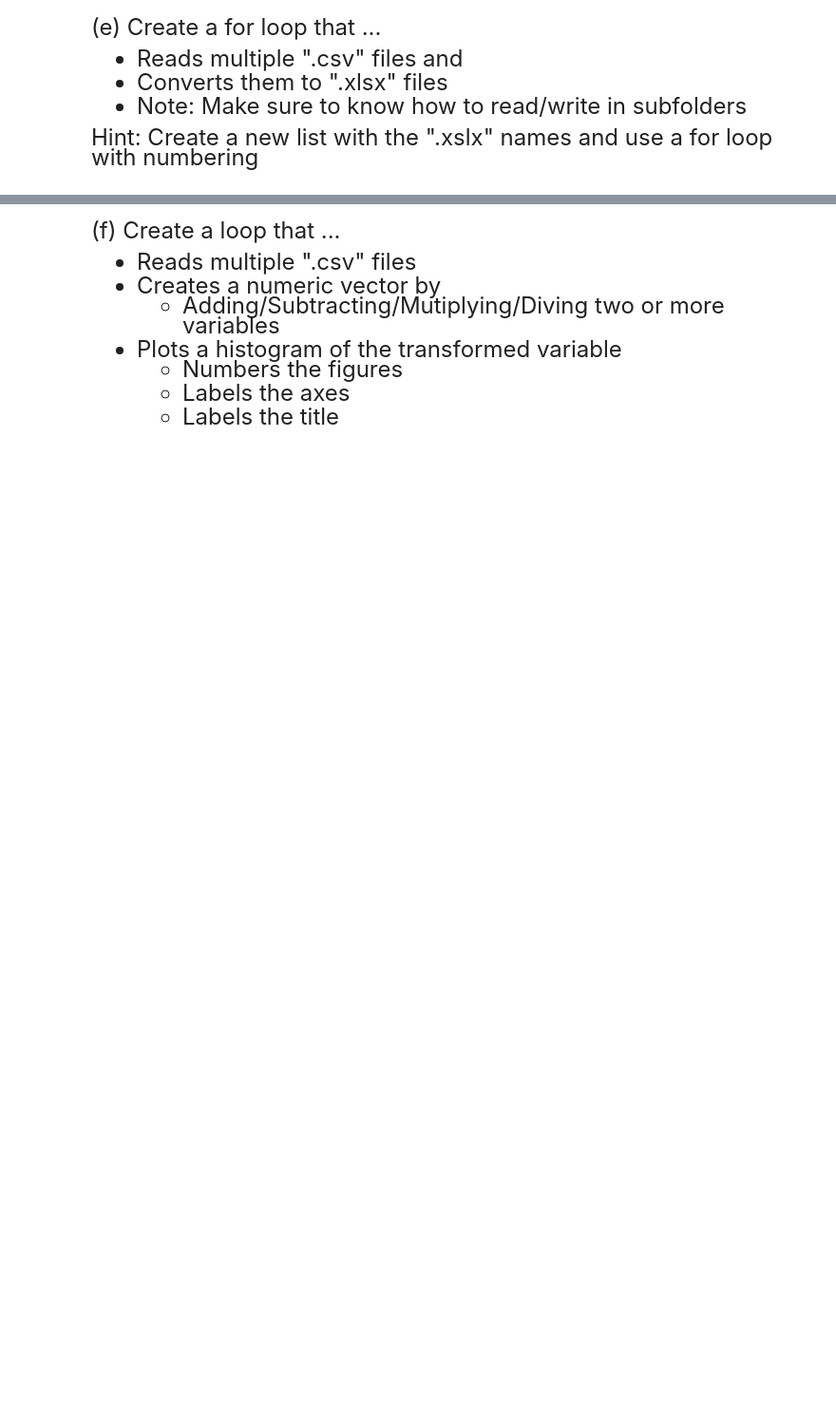
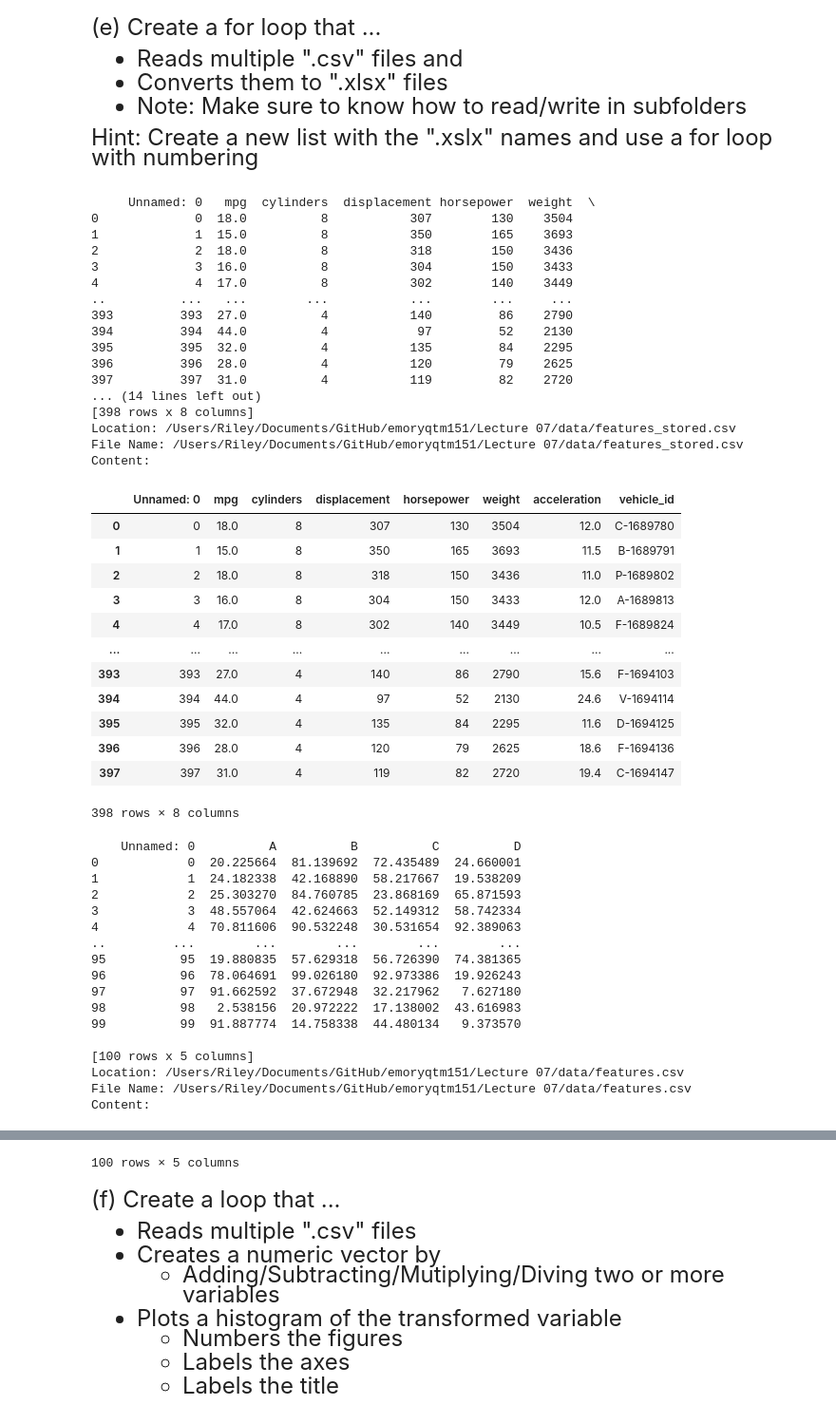
Before and after one commit to RuilinHe/emoryqtm151, a Jupyter notebook: Lecture 07/Lecture 7 copy.ipynb, the cells around one changed output, grey strips where cells are left out. Shown: that part at 95% size. Saved outputs shown, nothing was run; the diff lists cells and outputs as text; code cells hidden in the pictures; blank space fills up the shorter version.

```diff
--- a/Lecture 07/Lecture 7 copy.ipynb
+++ b/Lecture 07/Lecture 7 copy.ipynb
@@ -165,3 +179,80 @@ $\qquad$ "This dataset contains information before 2010"
 - Note: Make sure to know how to read/write in subfolders
 
 Hint: Create a new list with the ".xslx" names and use a for loop with numbering
+# %%
+# Import Module
+import os
+import glob
+
+
+# use glob to get all the csv files
+# in the folder
+path = os.getcwd()
+csv_files = glob.glob(os.path.join(path, "*.csv"))
+
+
+# loop over the list of csv files
+for f in csv_files:
+
+    # read the csv file
+    df = pd.read_csv(f)
+
+    df.to_excel("*.xlsx", index=False)
+
+    print(df)
+     # print the location and filename
+    print('Location:', f)
+    print('File Name:', f.split("\\")[-1])
+
+    # print the content
+    print('Content:')
+    display(df)
+    print()
+# %% [output]
+     Unnamed: 0   mpg  cylinders  displacement horsepower  weight  \
+0             0  18.0          8           307        130    3504
+1             1  15.0          8           350        165    3693
+2             2  18.0          8           318        150    3436
+3             3  16.0          8           304        150    3433
+4             4  17.0          8           302        140    3449
+..          ...   ...        ...           ...        ...     ...
+393         393  27.0          4           140         86    2790
+394         394  44.0          4            97         52    2130
+395         395  32.0          4           135         84    2295
+396         396  28.0          4           120         79    2625
+397         397  31.0          4           119         82    2720
+... (14 lines left out)
+[398 rows x 8 columns]
+Location: /Users/Riley/Documents/GitHub/emoryqtm151/Lecture 07/data/features_stored.csv
+File Name: /Users/Riley/Documents/GitHub/emoryqtm151/Lecture 07/data/features_stored.csv
+Content:
+|  | Unnamed: 0 | mpg | cylinders | displacement | horsepower | weight | acceleration | vehicle_id |
+| 0 | 0 | 18.0 | 8 | 307 | 130 | 3504 | 12.0 | C-1689780 |
+| 1 | 1 | 15.0 | 8 | 350 | 165 | 3693 | 11.5 | B-1689791 |
+| 2 | 2 | 18.0 | 8 | 318 | 150 | 3436 | 11.0 | P-1689802 |
+| 3 | 3 | 16.0 | 8 | 304 | 150 | 3433 | 12.0 | A-1689813 |
+| 4 | 4 | 17.0 | 8 | 302 | 140 | 3449 | 10.5 | F-1689824 |
+| ... | ... | ... | ... | ... | ... | ... | ... | ... |
+| 393 | 393 | 27.0 | 4 | 140 | 86 | 2790 | 15.6 | F-1694103 |
+| 394 | 394 | 44.0 | 4 | 97 | 52 | 2130 | 24.6 | V-1694114 |
+| 395 | 395 | 32.0 | 4 | 135 | 84 | 2295 | 11.6 | D-1694125 |
+| 396 | 396 | 28.0 | 4 | 120 | 79 | 2625 | 18.6 | F-1694136 |
+| 397 | 397 | 31.0 | 4 | 119 | 82 | 2720 | 19.4 | C-1694147 |
+398 rows × 8 columns
+    Unnamed: 0          A          B          C          D
+0            0  20.225664  81.139692  72.435489  24.660001
+1            1  24.182338  42.168890  58.217667  19.538209
+2            2  25.303270  84.760785  23.868169  65.871593
+3            3  48.557064  42.624663  52.149312  58.742334
+4            4  70.811606  90.532248  30.531654  92.389063
+..         ...        ...        ...        ...        ...
+95          95  19.880835  57.629318  56.726390  74.381365
+96          96  78.064691  99.026180  92.973386  19.926243
+97          97  91.662592  37.672948  32.217962   7.627180
+98          98   2.538156  20.972222  17.138002  43.616983
+99          99  91.887774  14.758338  44.480134   9.373570
+
+[100 rows x 5 columns]
+Location: /Users/Riley/Documents/GitHub/emoryqtm151/Lecture 07/data/features.csv
+File Name: /Users/Riley/Documents/GitHub/emoryqtm151/Lecture 07/data/features.csv
+Content:
@@ -168,3 +271,4 @@ Hint: Create a new list with the ".xslx" names and use a for loop with numbering
+100 rows × 5 columns
 # %% [markdown]
 <font size = "5">
 
```
Also changed, not shown: parts of 5 cells of this notebook, 8 other files.
